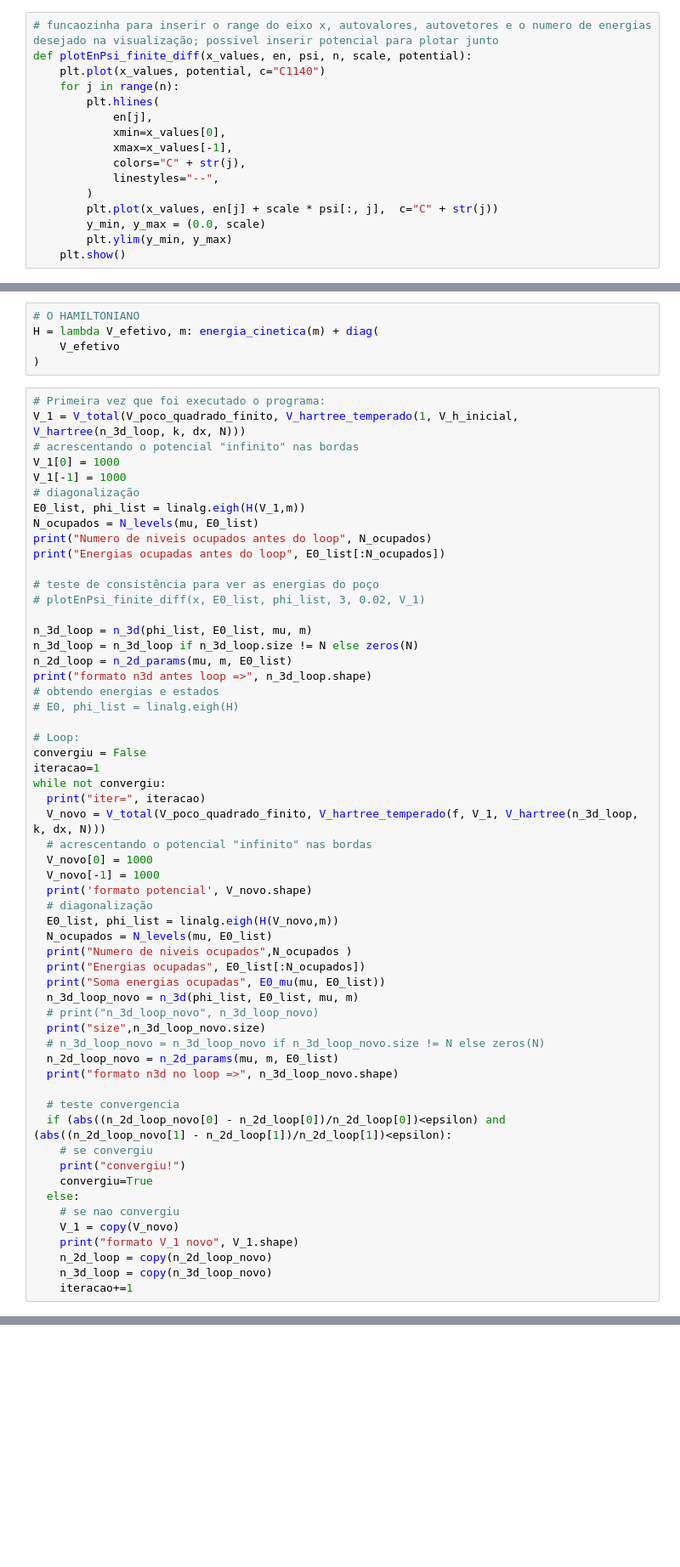
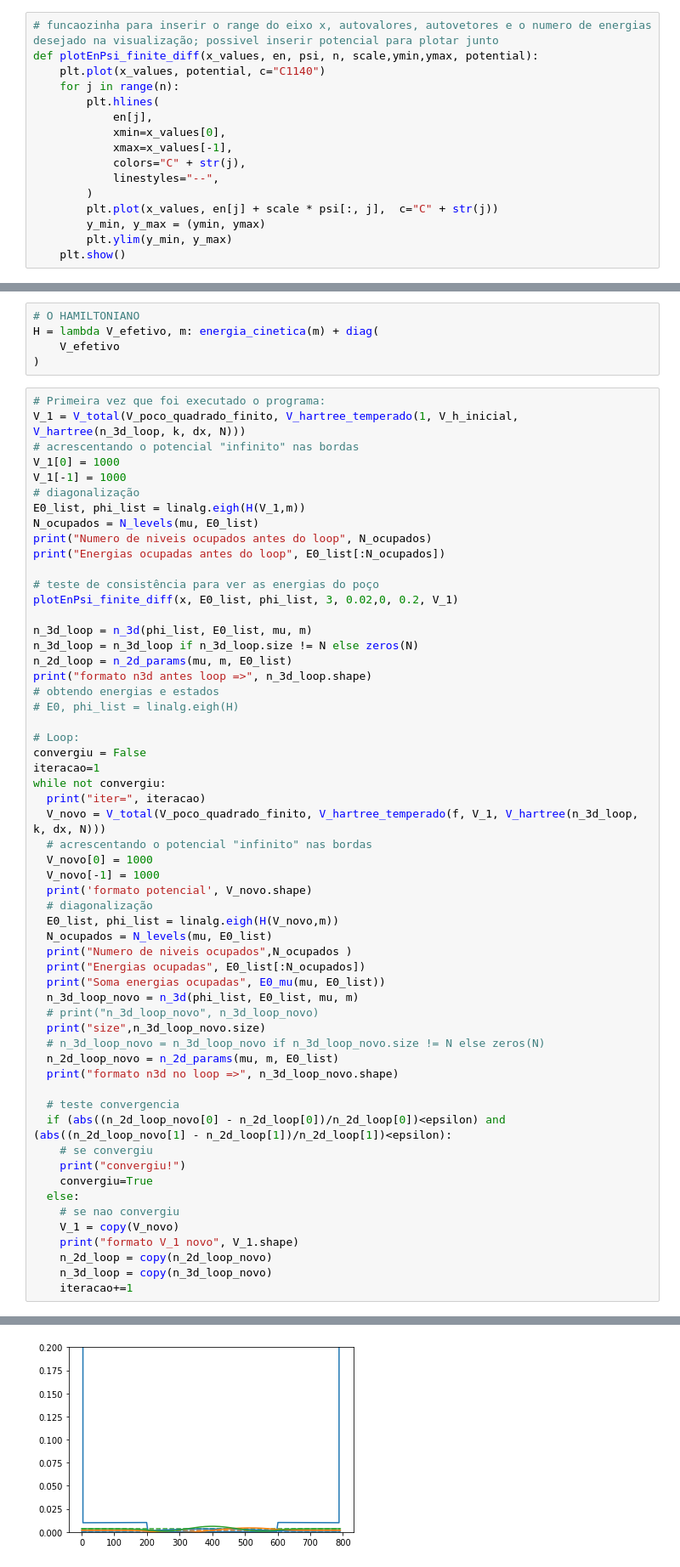
Before and after one commit to devanomaly/hartree-method, a Jupyter notebook: hartree.ipynb, the cells around one changed output, grey strips where cells are left out. Shown: that part at 85% size. Drawn from its saved outputs; the diff is of its cells as text; blank space fills up the shorter version.

```diff
--- a/hartree.ipynb
+++ b/hartree.ipynb
@@ -3,7 +3,7 @@ from numpy import eye, linalg, arange, sqrt, diag, sin, pi, linspace, heaviside,
 import matplotlib.pyplot as plt
 # %%
 # funcaozinha para inserir o range do eixo x, autovalores, autovetores e o numero de energias desejado na visualização; possivel inserir potencial para plotar junto
-def plotEnPsi_finite_diff(x_values, en, psi, n, scale, potential):
+def plotEnPsi_finite_diff(x_values, en, psi, n, scale,ymin,ymax, potential):
     plt.plot(x_values, potential, c="C1140")
     for j in range(n):
         plt.hlines(
@@ -14,7 +14,7 @@ def plotEnPsi_finite_diff(x_values, en, psi, n, scale, potential):
             linestyles="--",
         )
         plt.plot(x_values, en[j] + scale * psi[:, j],  c="C" + str(j))
-        y_min, y_max = (0.0, scale)
+        y_min, y_max = (ymin, ymax)
         plt.ylim(y_min, y_max)
     plt.show()
 # %%
@@ -109,7 +109,7 @@ print("Numero de niveis ocupados antes do loop", N_ocupados)
 print("Energias ocupadas antes do loop", E0_list[:N_ocupados])
 
 # teste de consistência para ver as energias do poço
-# plotEnPsi_finite_diff(x, E0_list, phi_list, 3, 0.02, V_1)
+plotEnPsi_finite_diff(x, E0_list, phi_list, 3, 0.02,0, 0.2, V_1)
 
 n_3d_loop = n_3d(phi_list, E0_list, mu, m)
 n_3d_loop = n_3d_loop if n_3d_loop.size != N else zeros(N)
@@ -173,0 +159 @@ iter= 3
+[figure, added]
```
Also changed, not shown: parts of 3 cells of this notebook.
